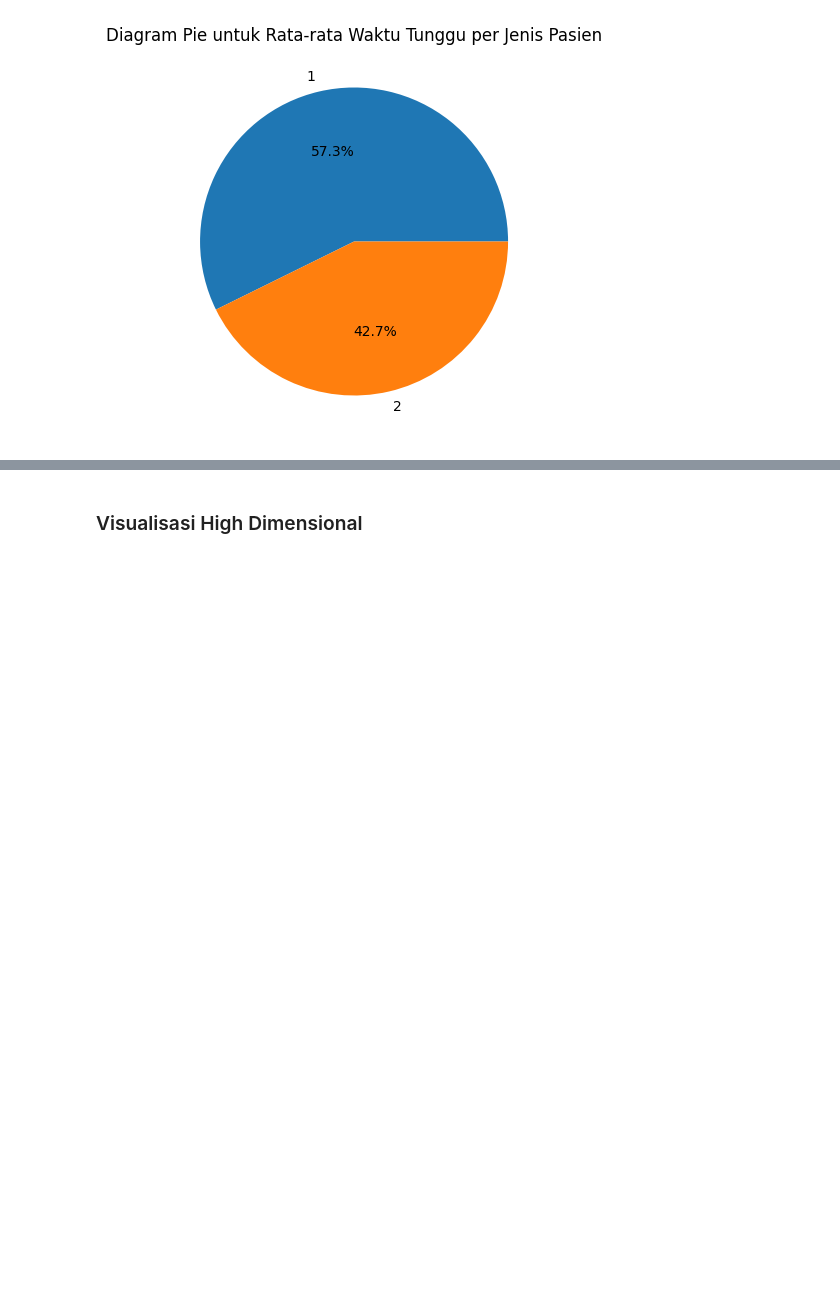
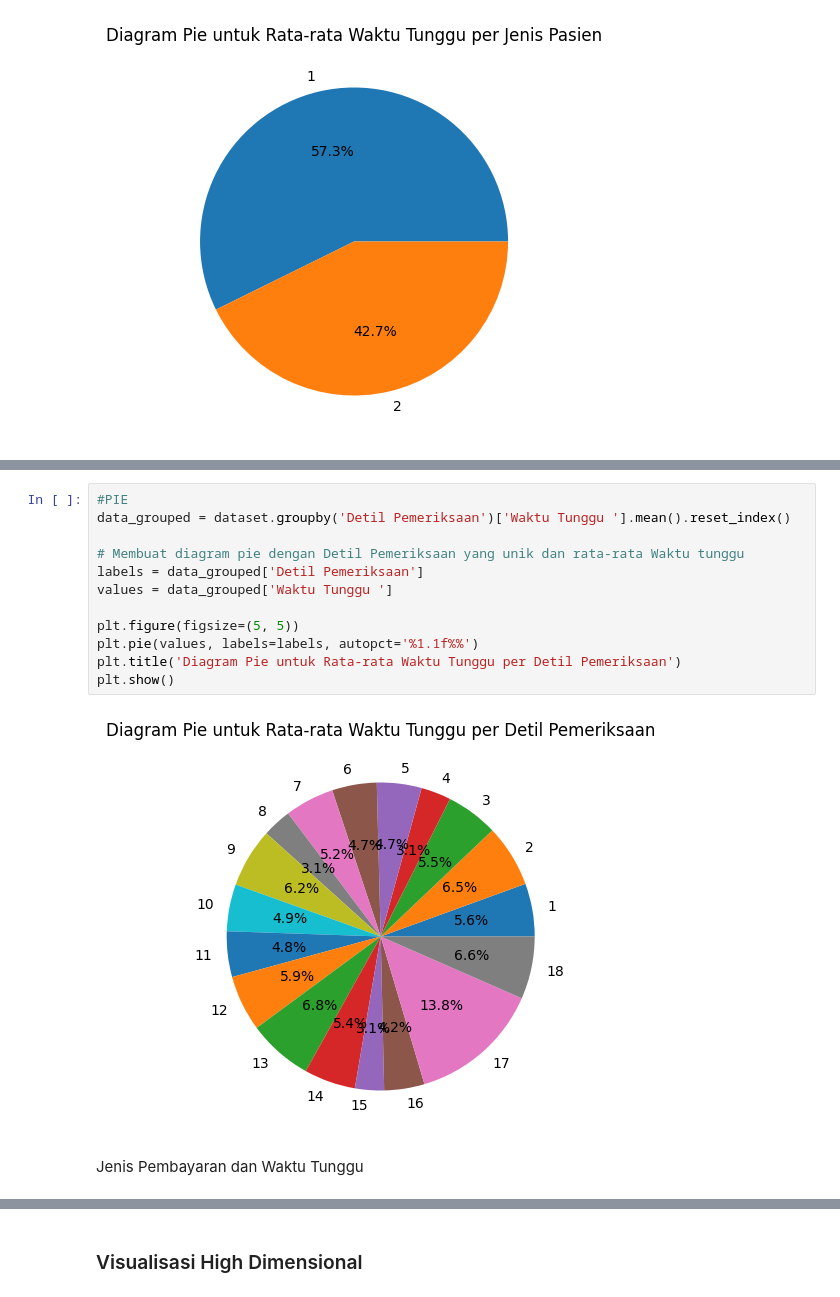
Before and after one commit to patgrace/AVD_WatingTime, a Jupyter notebook: visualisasi.ipynb, the cells around one changed output, grey strips where cells are left out. Saved outputs shown, nothing was run; the diff lists cells and outputs as text; blank space fills up the shorter version.

```diff
--- a/visualisasi.ipynb
+++ b/visualisasi.ipynb
@@ -469,0 +527,16 @@ plt.show()
+# %%
+#PIE
+data_grouped = dataset.groupby('Detil Pemeriksaan')['Waktu Tunggu '].mean().reset_index()
+
+# Membuat diagram pie dengan Detil Pemeriksaan yang unik dan rata-rata Waktu tunggu
+labels = data_grouped['Detil Pemeriksaan']
+values = data_grouped['Waktu Tunggu ']
+
+plt.figure(figsize=(5, 5))
+plt.pie(values, labels=labels, autopct='%1.1f%%')
+plt.title('Diagram Pie untuk Rata-rata Waktu Tunggu per Detil Pemeriksaan')
+plt.show()
+# %% [output]
+[figure, added]
+# %% [markdown]
+Jenis Pembayaran dan Waktu Tunggu
```
Also changed, not shown: parts of 11 cells of this notebook.
